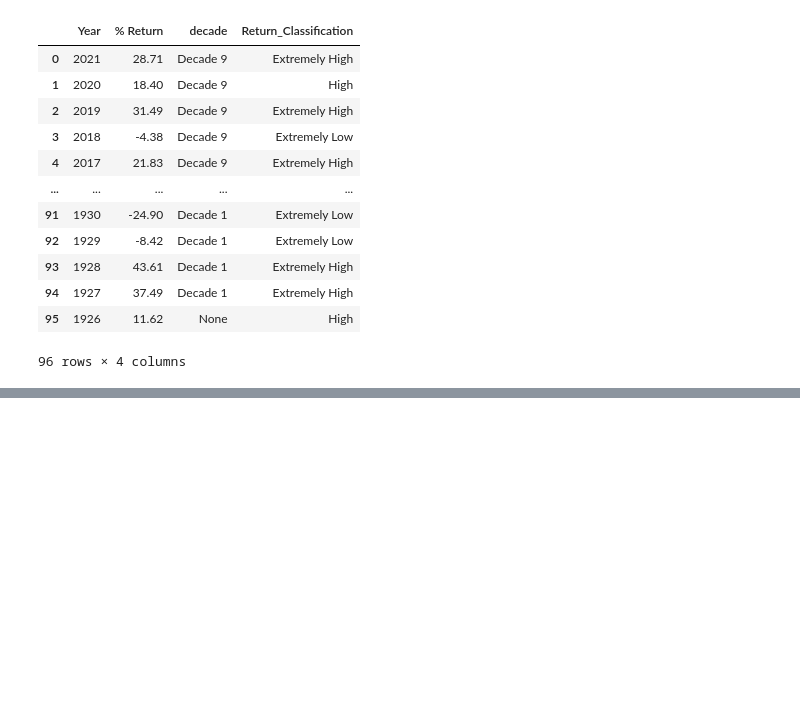
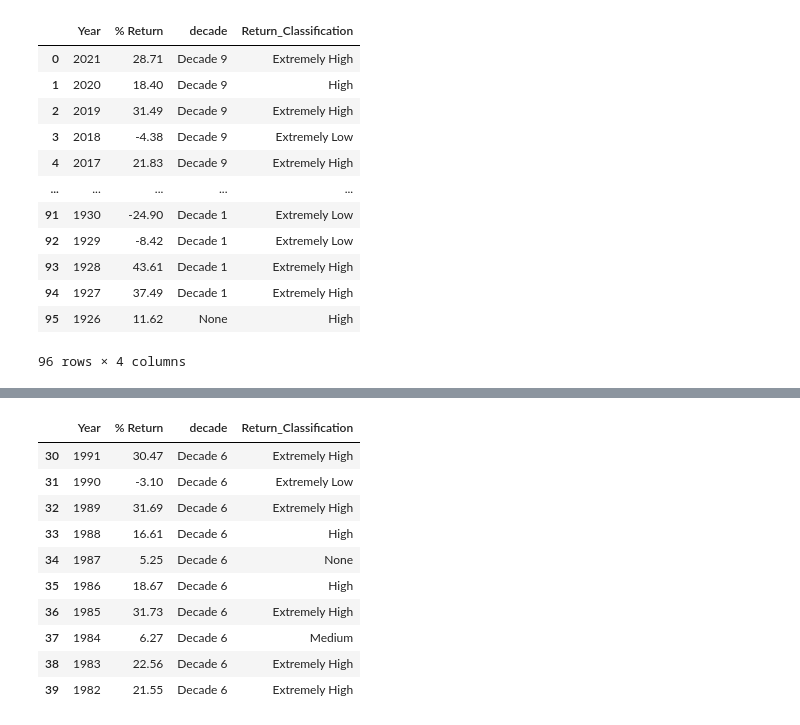
Before and after one commit to gacheru101/S-P-500-Analysis, a Jupyter notebook: Spooz Data analysis.ipynb, the cells around one changed output, grey strips where cells are left out. Cells and saved outputs as stored; diff of their text form; code cells hidden in the pictures; blank space fills up the shorter version.

```diff
--- a/Spooz Data analysis.ipynb
+++ b/Spooz Data analysis.ipynb
@@ -191,0 +205,16 @@ df
+# %%
+#analysis of decade 6
+decade_six = df.loc[df['decade'] == "Decade 6"]
+decade_six
+# %% [output]
+|  | Year | % Return | decade | Return_Classification |
+| 30 | 1991 | 30.47 | Decade 6 | Extremely High |
+| 31 | 1990 | -3.10 | Decade 6 | Extremely Low |
+| 32 | 1989 | 31.69 | Decade 6 | Extremely High |
+| 33 | 1988 | 16.61 | Decade 6 | High |
+| 34 | 1987 | 5.25 | Decade 6 | None |
+| 35 | 1986 | 18.67 | Decade 6 | High |
+| 36 | 1985 | 31.73 | Decade 6 | Extremely High |
+| 37 | 1984 | 6.27 | Decade 6 | Medium |
+| 38 | 1983 | 22.56 | Decade 6 | Extremely High |
+| 39 | 1982 | 21.55 | Decade 6 | Extremely High |
```
Also changed, not shown: parts of 5 cells of this notebook.
